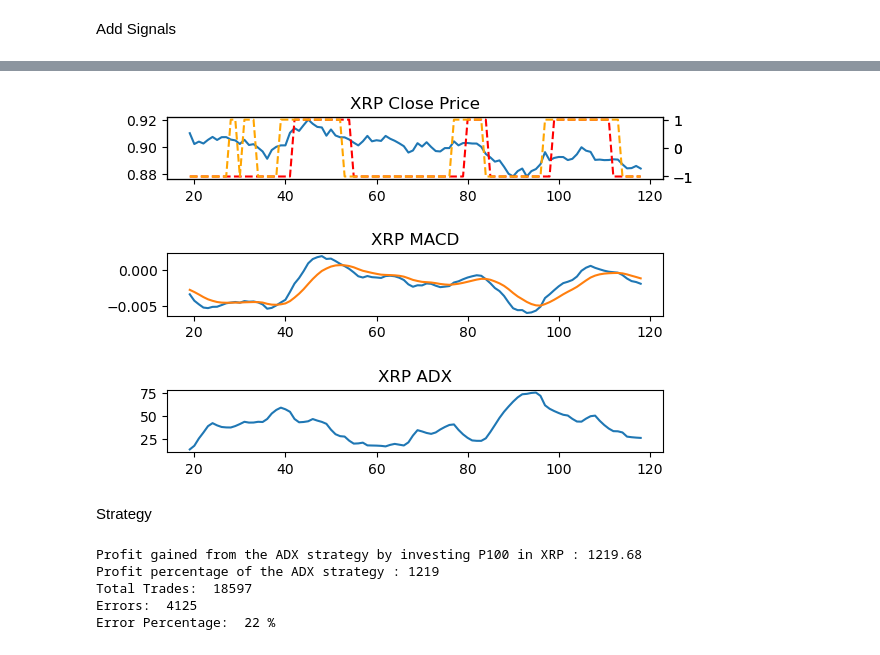
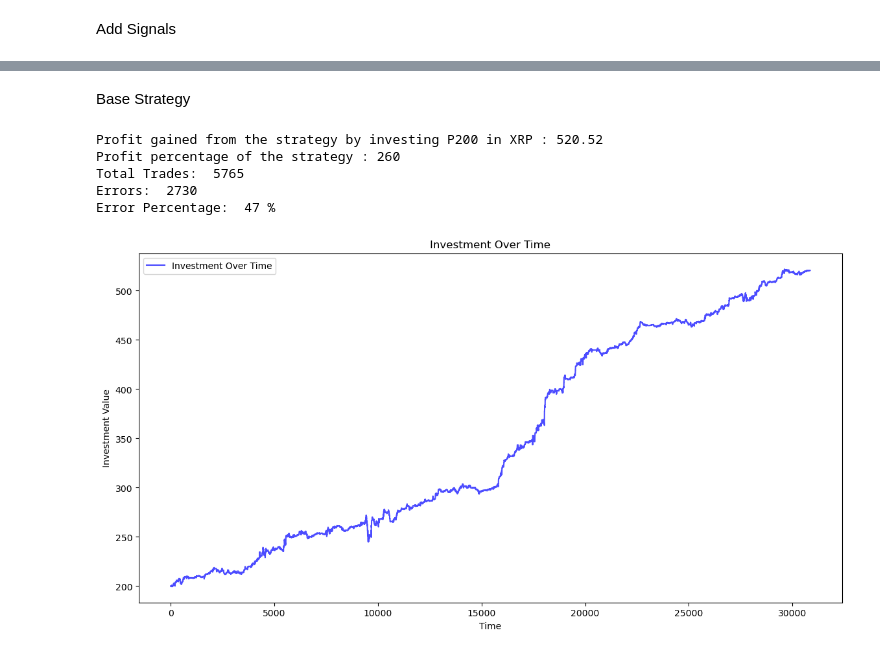
Before and after one commit to mawi-delosreyes/Harvest, a Jupyter notebook: Pilot Notebooks/PilotBot-XRP.ipynb, the cells around one changed output, grey strips where cells are left out. Saved outputs shown, nothing was run; the diff lists cells and outputs as text; code cells hidden in the pictures.

Commit message:
Cleaned and finalized basic strategy

```diff
--- a/Pilot Notebooks/PilotBot-XRP.ipynb
+++ b/Pilot Notebooks/PilotBot-XRP.ipynb
@@ -165,26 +199,0 @@ plt.show()
-# %%
-xrp_df_clone = xrp_df[['timestamp', 'sma_cross', 'macd_cross', 'close', 'MACD', 'Signal_Line', 'adx']][:100]
-
-ax = plt.subplot2grid((11,1), (0,0), rowspan = 2, colspan = 2)
-ax.plot(xrp_df_clone['close'])
-ax3 = ax.twinx()
-ax3.plot(xrp_df_clone['sma_cross'], label="Cross", linestyle='--', color='red', alpha=1)
-ax4 = ax.twinx()
-ax4.plot(xrp_df_clone['macd_cross'], label="Cross", linestyle='--', color='orange', alpha=1)
-
-
-ax1 = plt.subplot2grid((11,1), (4,0), rowspan = 2, colspan = 2)
-ax1.plot(xrp_df_clone['MACD'])
-ax1.plot(xrp_df_clone['Signal_Line'])
-
-ax2 = plt.subplot2grid((11,1), (8,0), rowspan = 2, colspan = 2)
-ax2.plot(xrp_df_clone['adx'])
-
-ax.set_title('XRP Close Price')
-ax1.set_title('XRP MACD')
-ax2.set_title('XRP ADX')
-plt.show()
-# %% [output]
-[figure, removed]
-# %% [markdown]
-Strategy
@@ -258,0 +200,2 @@ xrp_df['signal'] = signal_list
+# %% [markdown]
+Base Strategy
@@ -259,18 +276,31 @@ xrp_df['signal'] = signal_list
 # %%
-profit_percentage = math.floor((investment/investment_value)*100)
-error_percentage = math.floor(errors/total_trades * 100)
+investment_value = 200
+profit_percentage = math.floor((total_investment_amount/initial_investment)*100)
+error_percentage = 0
+if errors > 0:
+    error_percentage = math.floor(errors/total_trades * 100)
 
-print("Profit gained from the ADX strategy by investing P100 in XRP : " + str(round(investment, 2)))
-print("Profit percentage of the ADX strategy : " + str(profit_percentage))
+print("Profit gained from the strategy by investing P200 in XRP : " + str(round(total_investment_amount, 2)))
+print("Profit percentage of the strategy : " + str(profit_percentage))
 print("Total Trades: ", total_trades)
 print("Errors: ", errors)
 print("Error Percentage: ", error_percentage, "%")
 # %% [output]
-Profit gained from the ADX strategy by investing P100 in XRP : 1219.68
-Profit percentage of the ADX strategy : 1219
-Total Trades:  18597
-Errors:  4125
-Error Percentage:  22 %
+Profit gained from the strategy by investing P200 in XRP : 520.52
+Profit percentage of the strategy : 260
+Total Trades:  5765
+Errors:  2730
+Error Percentage:  47 %
+# %%
+plt.figure(figsize=(14, 7))
+plt.plot(xrp_df['investment_overtime'], label="Investment Over Time", color="blue", alpha=0.7)
+plt.title("Investment Over Time")
+plt.xlabel("Time")
+plt.ylabel("Investment Value")
+plt.legend()
+plt.show()
+# %% [output]
+[figure, added]
 # %%
 xrp_df_clone = xrp_df.iloc[:2000].copy()
 
```
Also changed, not shown: parts of 20 cells of this notebook.
